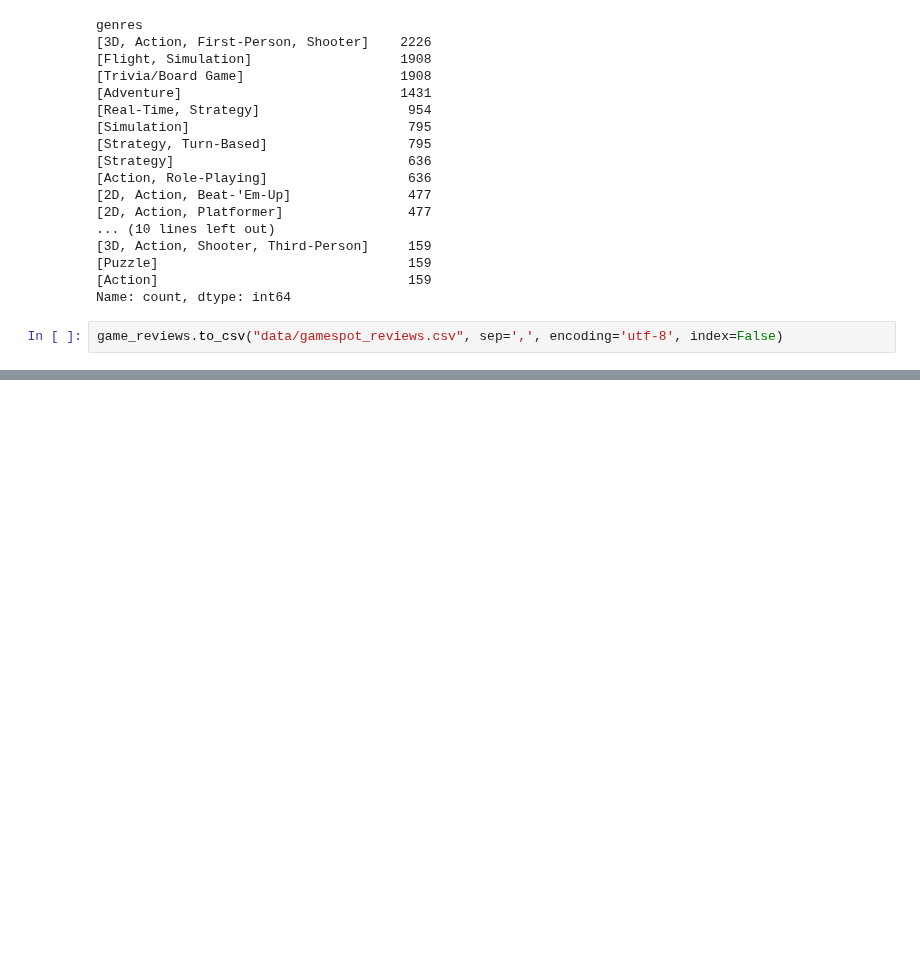
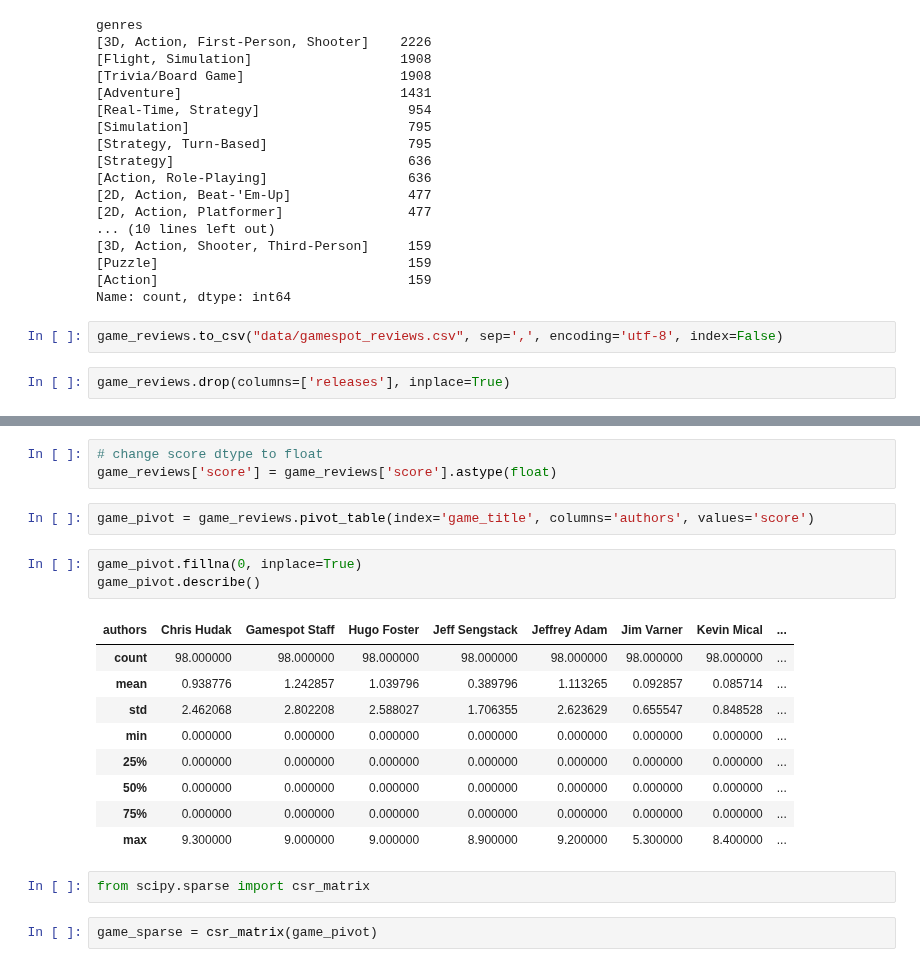
Before and after one commit to professav/Project-2, a Jupyter notebook: gamespot.ipynb, the cells around one changed output, grey strips where cells are left out. Drawn from its saved outputs; the diff is of its cells as text; blank space fills up the shorter version.

```diff
--- a/gamespot.ipynb
+++ b/gamespot.ipynb
@@ -380,3 +380,5 @@ genres
 Name: count, dtype: int64
 # %%
 game_reviews.to_csv("data/gamespot_reviews.csv", sep=',', encoding='utf-8', index=False)
+# %%
+game_reviews.drop(columns=['releases'], inplace=True)
@@ -382,0 +405,22 @@ game_reviews.to_csv("data/gamespot_reviews.csv", sep=',', encoding='utf-8', inde
+# %%
+# change score dtype to float
+game_reviews['score'] = game_reviews['score'].astype(float)
+# %%
+game_pivot = game_reviews.pivot_table(index='game_title', columns='authors', values='score')
+# %%
+game_pivot.fillna(0, inplace=True)
+game_pivot.describe()
+# %% [output]
+| authors | Chris Hudak | Gamespot Staff | Hugo Foster | Jeff Sengstack | Jeffrey Adam | Jim Varner | Kevin Mical | ... |
+| count | 98.000000 | 98.000000 | 98.000000 | 98.000000 | 98.000000 | 98.000000 | 98.000000 | ... |
+| mean | 0.938776 | 1.242857 | 1.039796 | 0.389796 | 1.113265 | 0.092857 | 0.085714 | ... |
+| std | 2.462068 | 2.802208 | 2.588027 | 1.706355 | 2.623629 | 0.655547 | 0.848528 | ... |
+| min | 0.000000 | 0.000000 | 0.000000 | 0.000000 | 0.000000 | 0.000000 | 0.000000 | ... |
+| 25% | 0.000000 | 0.000000 | 0.000000 | 0.000000 | 0.000000 | 0.000000 | 0.000000 | ... |
+| 50% | 0.000000 | 0.000000 | 0.000000 | 0.000000 | 0.000000 | 0.000000 | 0.000000 | ... |
+| 75% | 0.000000 | 0.000000 | 0.000000 | 0.000000 | 0.000000 | 0.000000 | 0.000000 | ... |
+| max | 9.300000 | 9.000000 | 9.000000 | 8.900000 | 9.200000 | 5.300000 | 8.400000 | ... |
+# %%
+from scipy.sparse import csr_matrix
+# %%
+game_sparse = csr_matrix(game_pivot)
```
Also changed, not shown: parts of 4 cells of this notebook.
